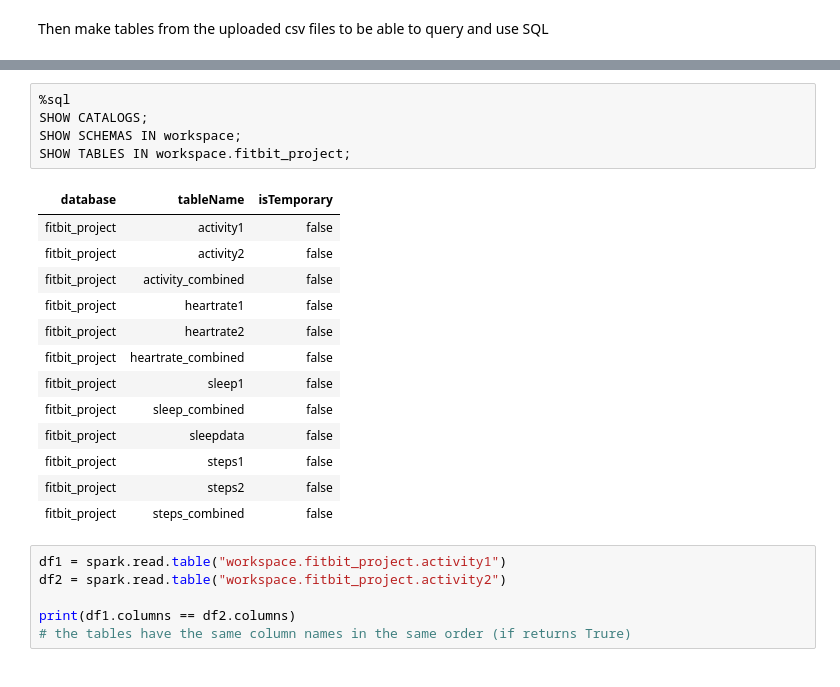
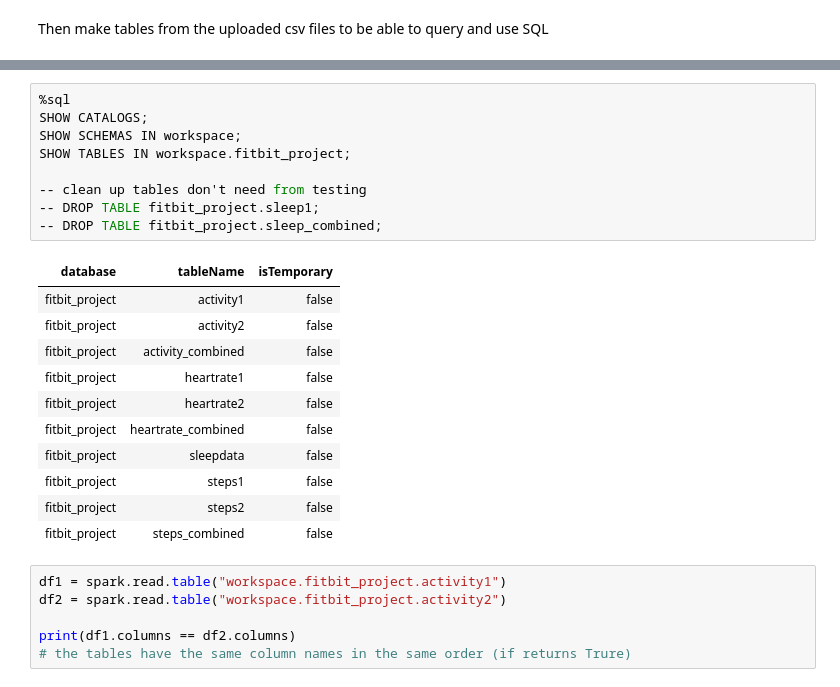
Before and after one commit to ekaye3/Fitbit-Pipeline-Databricks-Snowflake-, a Jupyter notebook: FitbitDataMergedDates&Processing.ipynb, the cells around one changed output, grey strips where cells are left out. Cells and saved outputs as stored; diff of their text form.

```diff
--- a/FitbitDataMergedDates&Processing.ipynb
+++ b/FitbitDataMergedDates&Processing.ipynb
@@ -47,18 +35,20 @@ Done.
 # %%
 %sql
 SHOW CATALOGS;
 SHOW SCHEMAS IN workspace;
 SHOW TABLES IN workspace.fitbit_project;
+
+-- clean up tables don't need from testing
+-- DROP TABLE fitbit_project.sleep1;
+-- DROP TABLE fitbit_project.sleep_combined;
 # %% [output]
 | database | tableName | isTemporary |
 | fitbit_project | activity1 | false |
 | fitbit_project | activity2 | false |
 | fitbit_project | activity_combined | false |
 | fitbit_project | heartrate1 | false |
 | fitbit_project | heartrate2 | false |
 | fitbit_project | heartrate_combined | false |
-| fitbit_project | sleep1 | false |
-| fitbit_project | sleep_combined | false |
 | fitbit_project | sleepdata | false |
 | fitbit_project | steps1 | false |
 | fitbit_project | steps2 | false |
```
Also changed, not shown: parts of 7 cells of this notebook.
